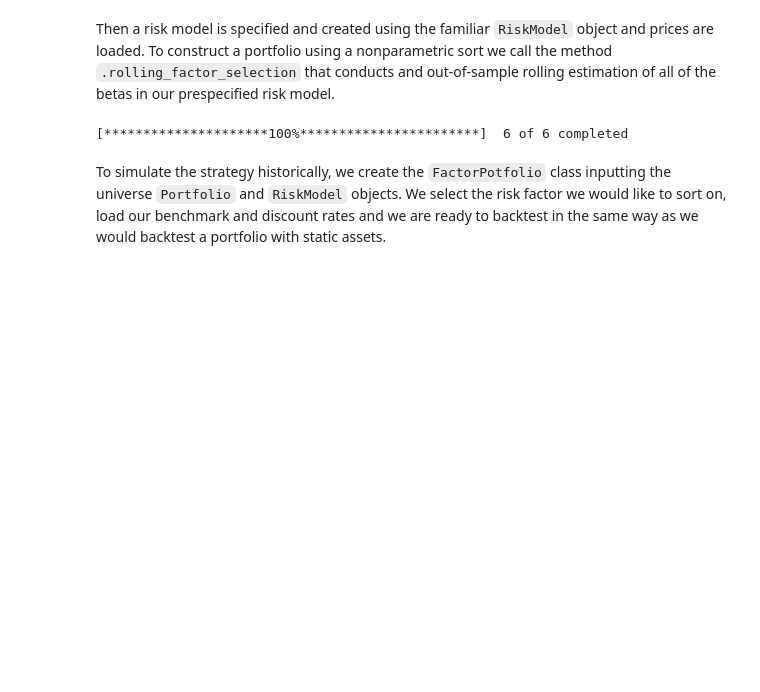
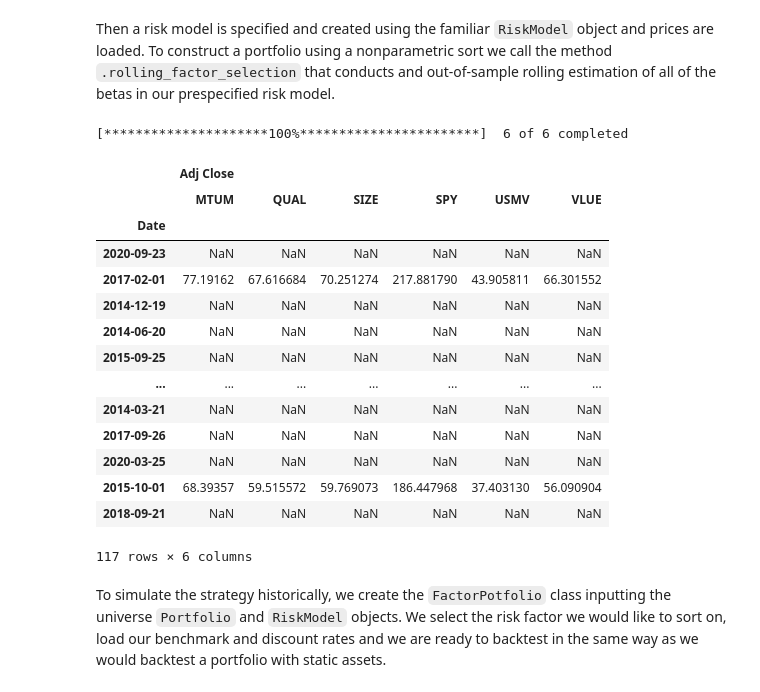
Before and after one commit to matus-jan-lavko/portfolio_swissknife, a Jupyter notebook: examples/02_portfolio_construction.ipynb, the cells around one changed output. Drawn from its saved outputs; the diff is of its cells as text; code cells hidden in the pictures; blank space fills up the shorter version.

```diff
--- a/examples/02_portfolio_construction.ipynb
+++ b/examples/02_portfolio_construction.ipynb
@@ -40,5 +40,23 @@ rm_universe.get_prices('daily')
 # %% [output]
 [*********************100%***********************]  6 of 6 completed
+# %%
+rm_universe.prices
+# %% [output]
+|  | Adj Close |  |  |  |  |  |
+|  | MTUM | QUAL | SIZE | SPY | USMV | VLUE |
+| Date |  |  |  |  |  |  |
+| 2020-09-23 | NaN | NaN | NaN | NaN | NaN | NaN |
+| 2017-02-01 | 77.19162 | 67.616684 | 70.251274 | 217.881790 | 43.905811 | 66.301552 |
+| 2014-12-19 | NaN | NaN | NaN | NaN | NaN | NaN |
+| 2014-06-20 | NaN | NaN | NaN | NaN | NaN | NaN |
+| 2015-09-25 | NaN | NaN | NaN | NaN | NaN | NaN |
+| ... | ... | ... | ... | ... | ... | ... |
+| 2014-03-21 | NaN | NaN | NaN | NaN | NaN | NaN |
+| 2017-09-26 | NaN | NaN | NaN | NaN | NaN | NaN |
+| 2020-03-25 | NaN | NaN | NaN | NaN | NaN | NaN |
+| 2015-10-01 | 68.39357 | 59.515572 | 59.769073 | 186.447968 | 37.403130 | 56.090904 |
+| 2018-09-21 | NaN | NaN | NaN | NaN | NaN | NaN |
+117 rows × 6 columns
 # %%
 rm_universe.rolling_factor_selection(percentile = 10, method = 'linear',
                                      estimation_period = int(2*252), window = 22)
```
Also changed, not shown: parts of 1 cell of this notebook, 15 other files.
